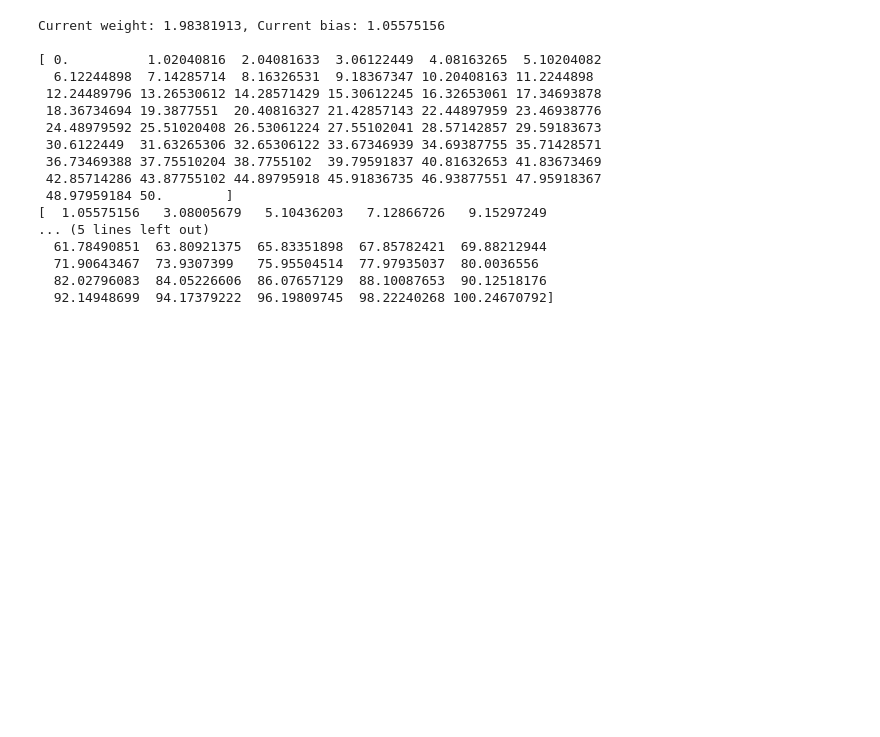
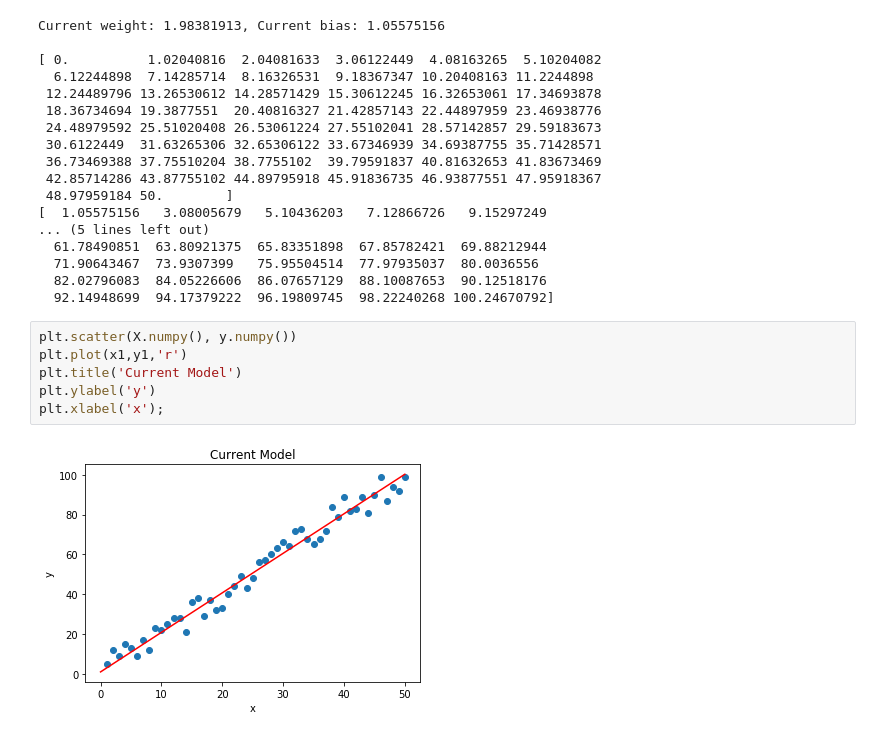
Before and after one commit to astonishingwolf/DL_Pytorch, a Jupyter notebook: Linear_regression_pytorch.ipynb, the cells around one changed output. Cells and saved outputs as stored; diff of their text form; blank space fills up the shorter version.

```diff
--- a/Linear_regression_pytorch.ipynb
+++ b/Linear_regression_pytorch.ipynb
@@ -195,3 +195,11 @@ Current weight: 1.98381913, Current bias: 1.05575156
   71.90643467  73.9307399   75.95504514  77.97935037  80.0036556
   82.02796083  84.05226606  86.07657129  88.10087653  90.12518176
   92.14948699  94.17379222  96.19809745  98.22240268 100.24670792]
+# %%
+plt.scatter(X.numpy(), y.numpy())
+plt.plot(x1,y1,'r')
+plt.title('Current Model')
+plt.ylabel('y')
+plt.xlabel('x');
+# %% [output]
+[figure, added]
```
Also changed, not shown: 26 other files.
